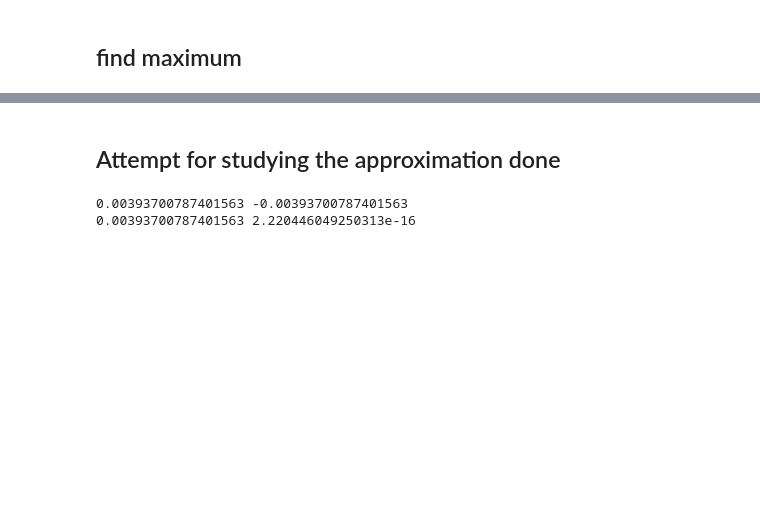
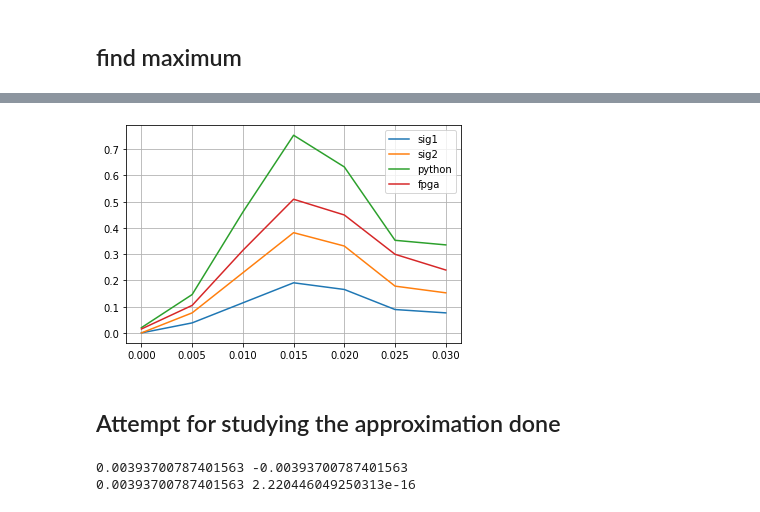
Before and after one commit to dariobaron/MAPD-A-fir-filter, a Jupyter notebook: FIRfilter_python.ipynb, the cells around one changed output, grey strips where cells are left out. Cells and saved outputs as stored; diff of their text form; code cells hidden in the pictures; blank space fills up the shorter version.

```diff
--- a/FIRfilter_python.ipynb
+++ b/FIRfilter_python.ipynb
@@ -119,3 +130,19 @@ print(bin(mult))
+# %%
+arr = [0b0000000, 0b00000011, 0b00001001, 0b000001111, 0b00001101, 0b0000111, 0b0000000110]
+arr = np.array([ord(chr(a)) for a in arr])
+sig1 = signed_to_double(arr, Q)
+sig2 = signed_to_double(arr, Q-1)
+sig3 = signed_to_double2(arr)
+# %%
+plt.plot(t[:7], sig1, label="sig1")
+plt.plot(t[:7], sig2, label="sig2")
+#plt.plot(t[:7], sig3, label="sig3")
+plt.plot(t[:7], filtered_y[:7], label="python")
+plt.plot(t[:7], filtered_by_fpga[:7], label="fpga")
+plt.legend()
+plt.grid(True)
+# %% [output]
+[figure, added]
 # %% [markdown]
 ## Attempt for studying the approximation done
 # %%
```
Also changed, not shown: parts of 11 cells of this notebook, 7 other files.
